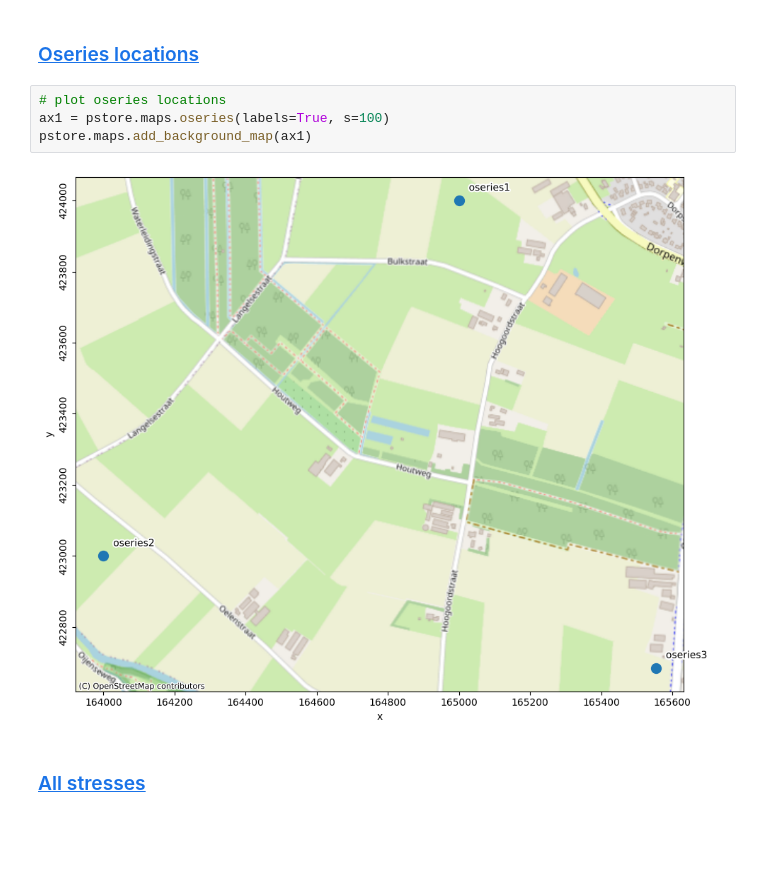
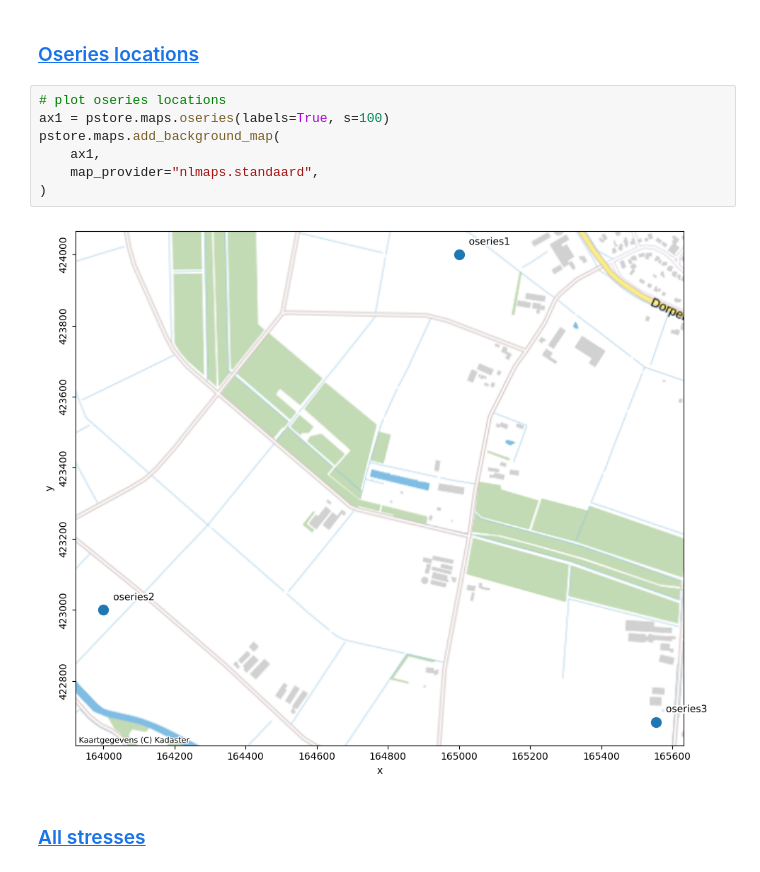
Before and after one commit to pastas/pastastore, a Jupyter notebook: docs/notebooks/ex02_pastastore_plots_and_maps.ipynb, the cells around one changed output. Saved outputs shown, nothing was run; the diff lists cells and outputs as text; blank space fills up the shorter version.

```diff
--- a/docs/notebooks/ex02_pastastore_plots_and_maps.ipynb
+++ b/docs/notebooks/ex02_pastastore_plots_and_maps.ipynb
@@ -82,9 +82,12 @@ providers_df
 # %%
 # plot oseries locations
 ax1 = pstore.maps.oseries(labels=True, s=100)
-pstore.maps.add_background_map(ax1)
+pstore.maps.add_background_map(
+    ax1,
+    map_provider="nlmaps.standaard",
+)
 # %% [output]
-[figure, old version]
+[figure, new version]
 # %% [markdown]
 ### [All stresses](#top)
 # %%
```
Also changed, not shown: parts of 4 cells of this notebook, 5 other files.
